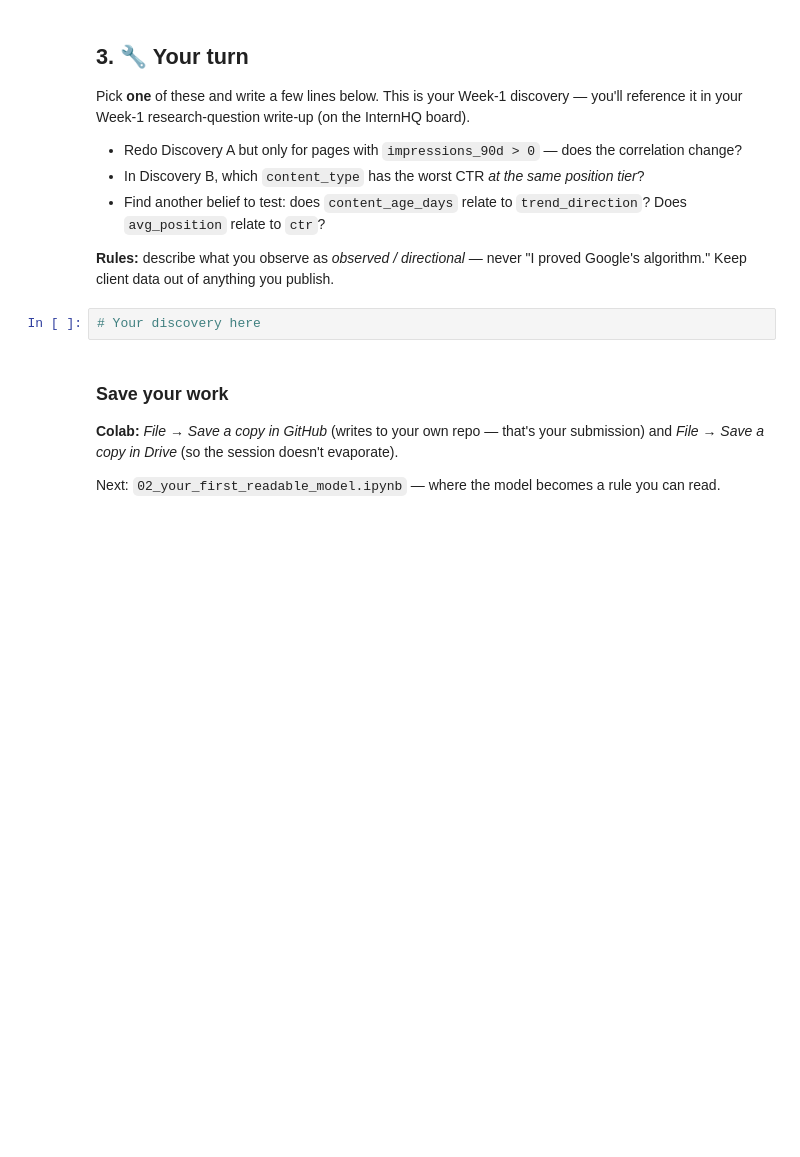
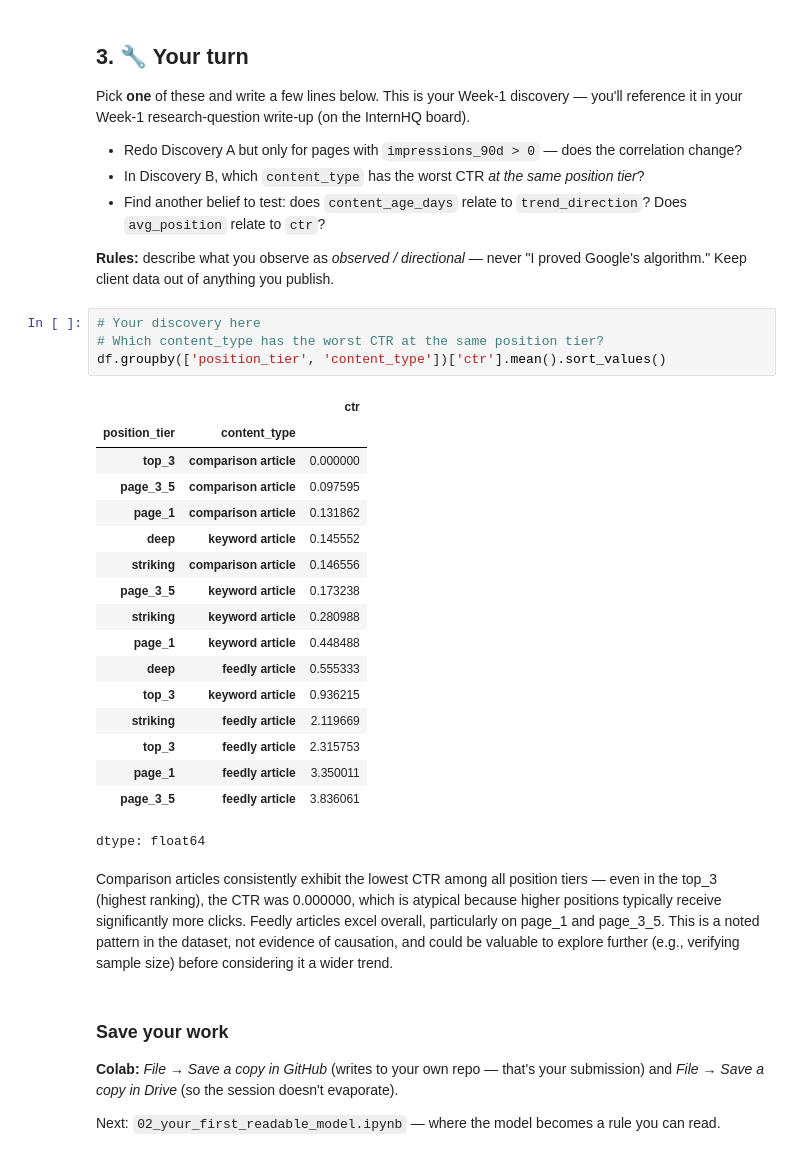
Before and after one commit to haiqa037/Repository_ML_internship, a Jupyter notebook: notebooks/01_first_look_and_discovery.ipynb, the cells around one changed output. Drawn from its saved outputs; the diff is of its cells as text; blank space fills up the shorter version.

```diff
--- a/notebooks/01_first_look_and_discovery.ipynb
+++ b/notebooks/01_first_look_and_discovery.ipynb
@@ -97,8 +153,33 @@ Pick **one** of these and write a few lines below. This is your Week-1 discovery
 - Find another belief to test: does `content_age_days` relate to `trend_direction`? Does `avg_position` relate to `ctr`?
 
 **Rules:** describe what you observe as *observed / directional* — never "I proved Google's algorithm." Keep client data out of anything you publish.
-# %%
-# Your discovery here
+# %%
+# Your discovery here
+# Which content_type has the worst CTR at the same position tier?
+df.groupby(['position_tier', 'content_type'])['ctr'].mean().sort_values()
+# %% [output]
+|  |  | ctr |
+| position_tier | content_type |  |
+| top_3 | comparison article | 0.000000 |
+| page_3_5 | comparison article | 0.097595 |
+| page_1 | comparison article | 0.131862 |
+| deep | keyword article | 0.145552 |
+| striking | comparison article | 0.146556 |
+| page_3_5 | keyword article | 0.173238 |
+| striking | keyword article | 0.280988 |
+| page_1 | keyword article | 0.448488 |
+| deep | feedly article | 0.555333 |
+| top_3 | keyword article | 0.936215 |
+| striking | feedly article | 2.119669 |
+| top_3 | feedly article | 2.315753 |
+| page_1 | feedly article | 3.350011 |
+| page_3_5 | feedly article | 3.836061 |
+dtype: float64
+# %% [markdown]
+Comparison articles consistently exhibit the lowest CTR among all position tiers — even in the top_3 (highest ranking), the CTR was 0.000000,
+which is atypical because higher positions typically receive significantly more clicks. Feedly articles excel overall, particularly on page_1
+and page_3_5. This is a noted pattern in the dataset, not evidence of causation, and could be valuable to explore further (e.g., verifying sample size)
+before considering it a wider trend.
 # %% [markdown]
 ### Save your work
 **Colab:** *File → Save a copy in GitHub* (writes to your own repo — that's your submission) and *File → Save a copy in Drive* (so the session doesn't evaporate).
```
Also changed, not shown: parts of 8 cells of this notebook.
